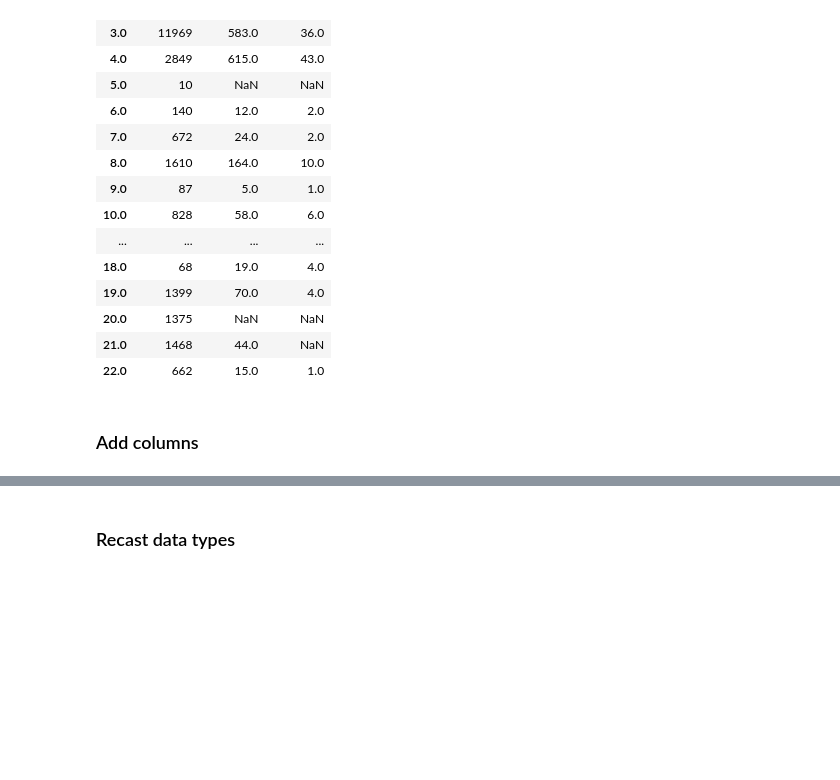
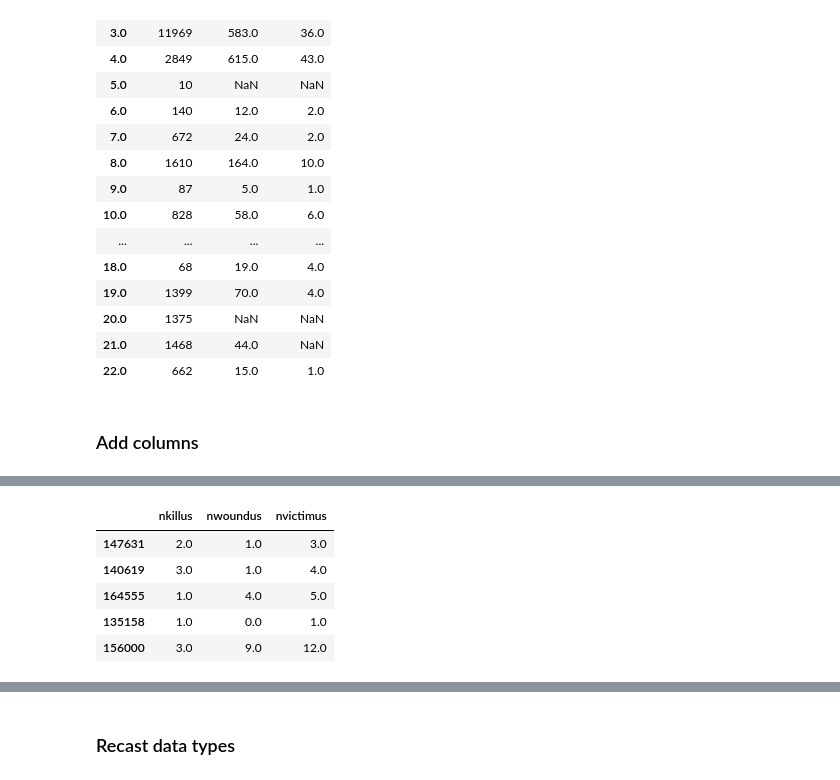
Before and after one commit to brooke-l-hawkins/milestone-i-project, a Jupyter notebook: code/clean_terrorism.ipynb, the cells around one changed output, grey strips where cells are left out. Saved outputs shown, nothing was run; the diff lists cells and outputs as text; code cells hidden in the pictures; blank space fills up the shorter version.

```diff
--- a/code/clean_terrorism.ipynb
+++ b/code/clean_terrorism.ipynb
@@ -209,0 +237,10 @@ pd.DataFrame({'targtype1':df.targtype1.value_counts(),
+# %%
+# confirm correct addition
+df[['nkillus','nwoundus','nvictimus']][df.nkillus>0].sample(5)
+# %% [output]
+|  | nkillus | nwoundus | nvictimus |
+| 147631 | 2.0 | 1.0 | 3.0 |
+| 140619 | 3.0 | 1.0 | 4.0 |
+| 164555 | 1.0 | 4.0 | 5.0 |
+| 135158 | 1.0 | 0.0 | 1.0 |
+| 156000 | 3.0 | 9.0 | 12.0 |
```
Also changed, not shown: parts of 17 cells of this notebook.
